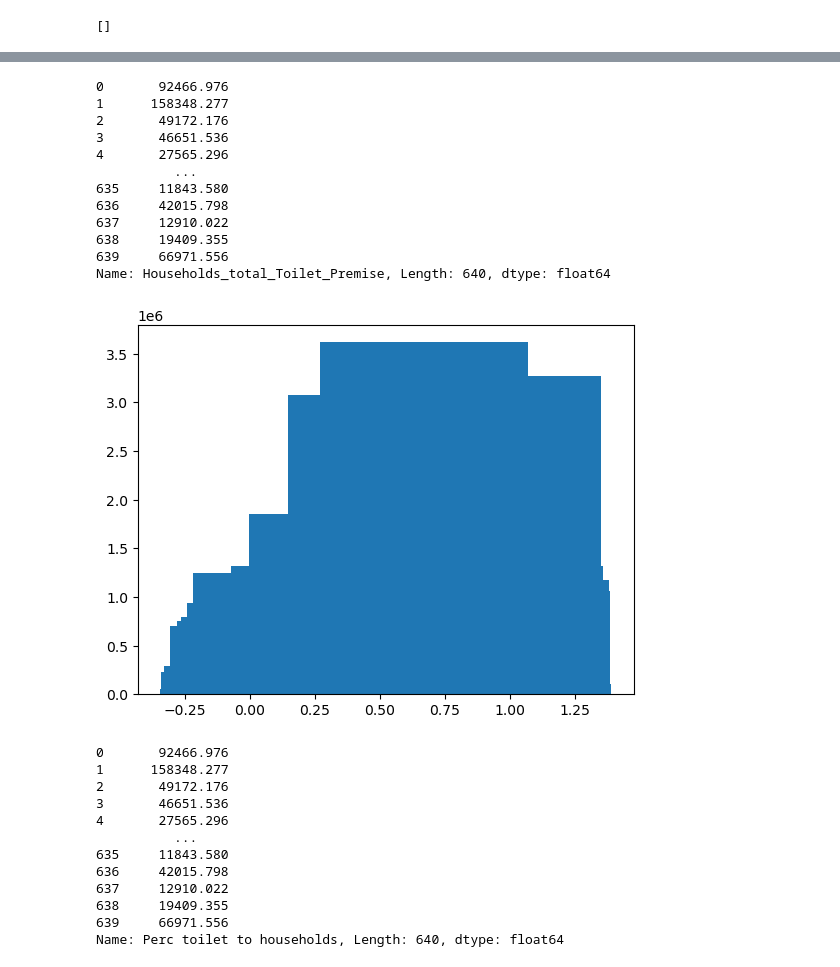
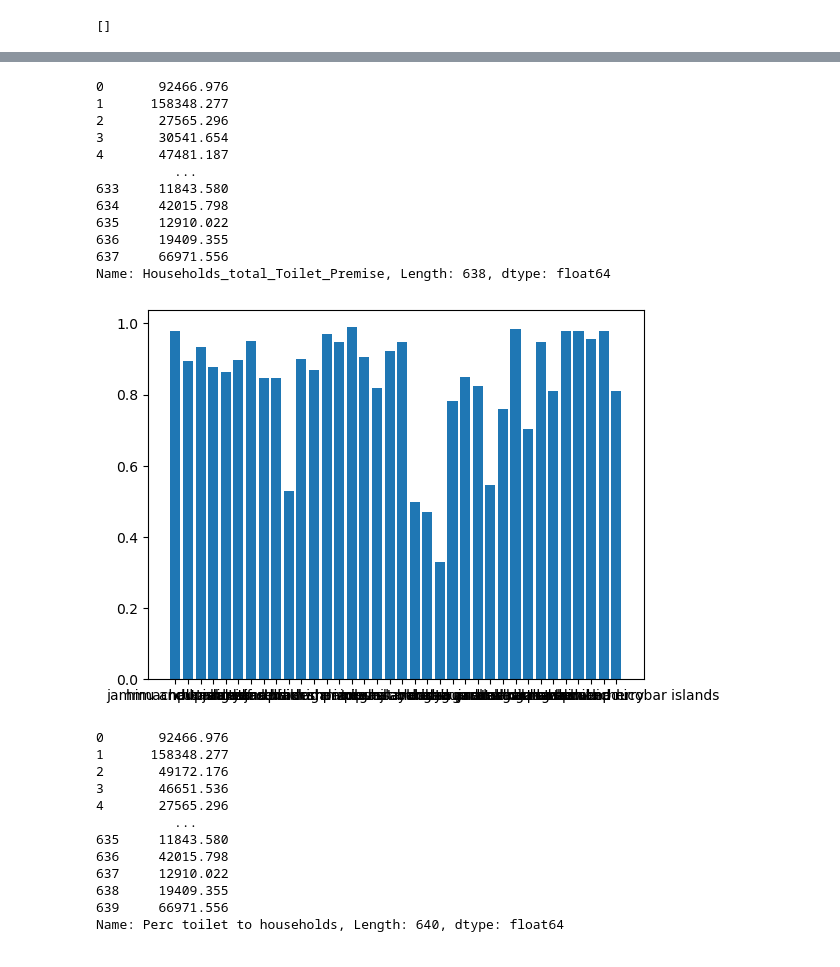
Before and after one commit to Malikulashtar-KM/healthcareproject, a Jupyter notebook: Project/Data/project_malikulashtar.ipynb, the cells around one changed output, grey strips where cells are left out. Drawn from its saved outputs; the diff is of its cells as text; code cells hidden in the pictures.

```diff
--- a/Project/Data/project_malikulashtar.ipynb
+++ b/Project/Data/project_malikulashtar.ipynb
@@ -197,9 +197,11 @@ df.to_csv('Clean_Data/census.csv')
 # %%
 #question 7
 # %%
-housing1=pd.read_csv('housing.csv')
+housing1=pd.read_csv('Clean_Data/housing.csv')
 # %%
 housing=housing1.copy()
+# %%
+census1=pd.read_csv('Clean_Data/cencus.csv')
 # %%
 housing=housing[['State Name','District Name','Rural/Urban','Total Number of households','Total Number of Livable','Total Number of Dilapidated','Latrine_premise']]
 # %%
@@ -271,8 +273,6 @@ housing[housing['District Name']=='pondicherry']
 | 1894 | pondicherry | pondicherry | Urban | 100 | 19.0 | ... |
 # %%
 housing['District Name'].replace(['odisha','puducherry'],['orissa','pondicherry'],inplace=True)
-# %%
-census1=df.copy()
 # %%
 census1['State/UT']=census1['State/UT'].str.lower()
 # %%
@@ -493,21 +497,22 @@ merged_total['Households_total_Toilet_Premise']
 # %% [output]
 0       92466.976
 1      158348.277
-2       49172.176
-3       46651.536
-4       27565.296
+2       27565.296
+3       30541.654
+4       47481.187
           ...
-635     11843.580
-636     42015.798
-637     12910.022
-638     19409.355
-639     66971.556
-Name: Households_total_Toilet_Premise, Length: 640, dtype: float64
+633     11843.580
+634     42015.798
+635     12910.022
+636     19409.355
+637     66971.556
+Name: Households_total_Toilet_Premise, Length: 638, dtype: float64
 # %%
-plt.bar(x=(merged_total['Households_total_Toilet_Premise']/merged_total['Households_total']),height=merged_total['Households_total'])
+plt.bar(x=(merged_total['State/UT']),height=merged_total['Households_total_Toilet_Premise']/merged_total['Households_total'])
+pltxticks(rotation=90)
 plt.show()
 # %% [output]
-[figure, old version]
+[figure, new version]
 # %%
 merged_total['Perc toilet to households']=(merged_total['Households_total_Toilet_Premise']/merged_total['Total Number of households'])*100
 # %%
```
Also changed, not shown: parts of 169 cells of this notebook, 12 other files.
